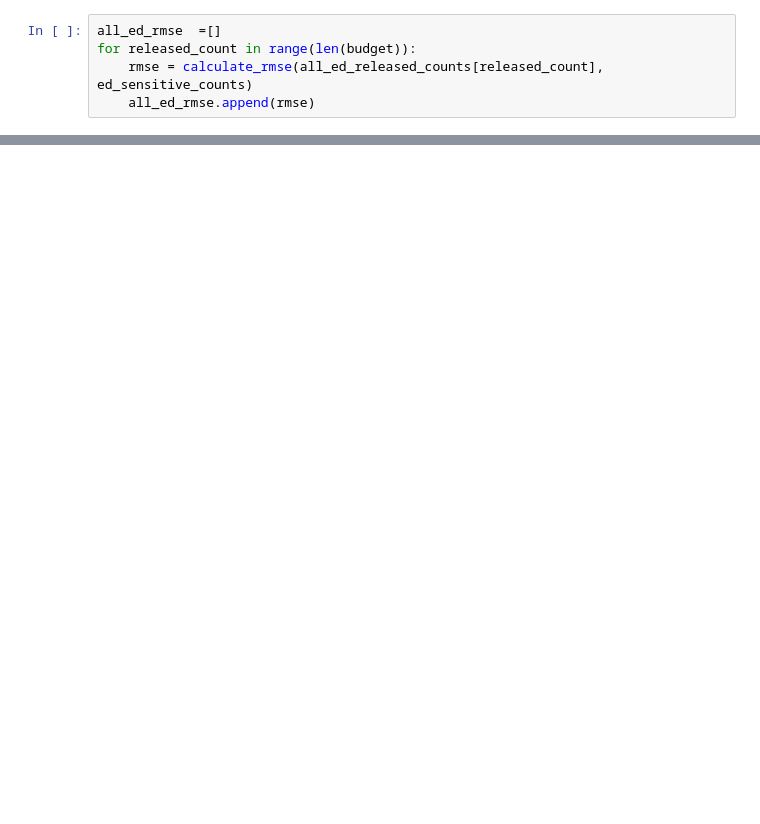
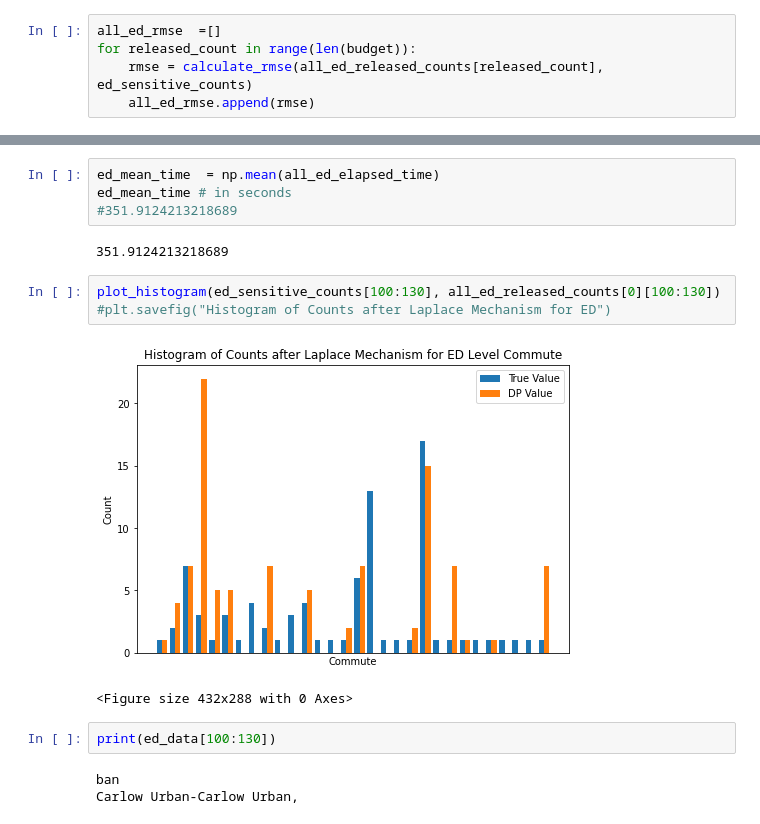
Before and after one commit to avalouisefinnegan/Thesis_DP, a Jupyter notebook: central_dp.ipynb, the cells around one changed output, grey strips where cells are left out. Cells and saved outputs as stored; diff of their text form; blank space fills up the shorter version.

```diff
--- a/central_dp.ipynb
+++ b/central_dp.ipynb
@@ -189,0 +334,17 @@ plt.title('Laplace Mechanism for Electoral Division Level Commute')
+# %%
+ed_mean_time  = np.mean(all_ed_elapsed_time)
+ed_mean_time # in seconds
+#351.9124213218689
+# %% [output]
+351.9124213218689
+# %%
+plot_histogram(ed_sensitive_counts[100:130], all_ed_released_counts[0][100:130])
+#plt.savefig("Histogram of Counts after Laplace Mechanism for ED")
+# %% [output]
+[figure, added]
+<Figure size 432x288 with 0 Axes>
+# %%
+print(ed_data[100:130])
+# %% [output]
+ban
+Carlow Urban-Carlow Urban,
```
Also changed, not shown: parts of 16 cells of this notebook.
